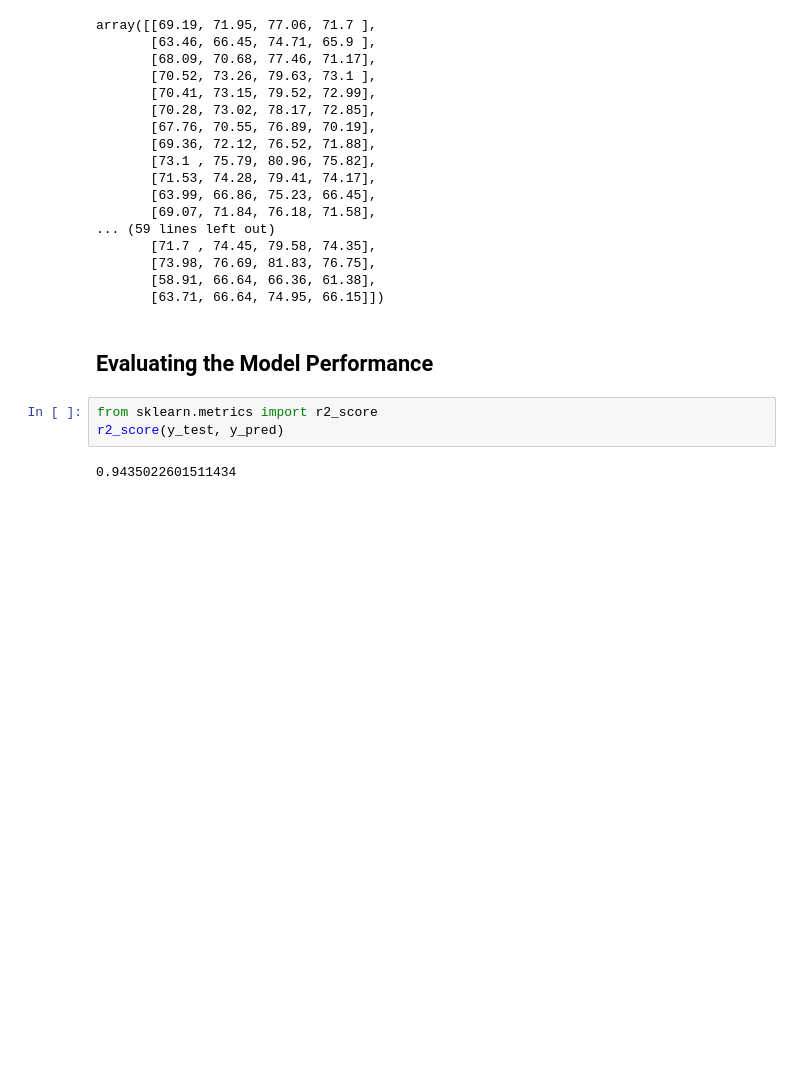
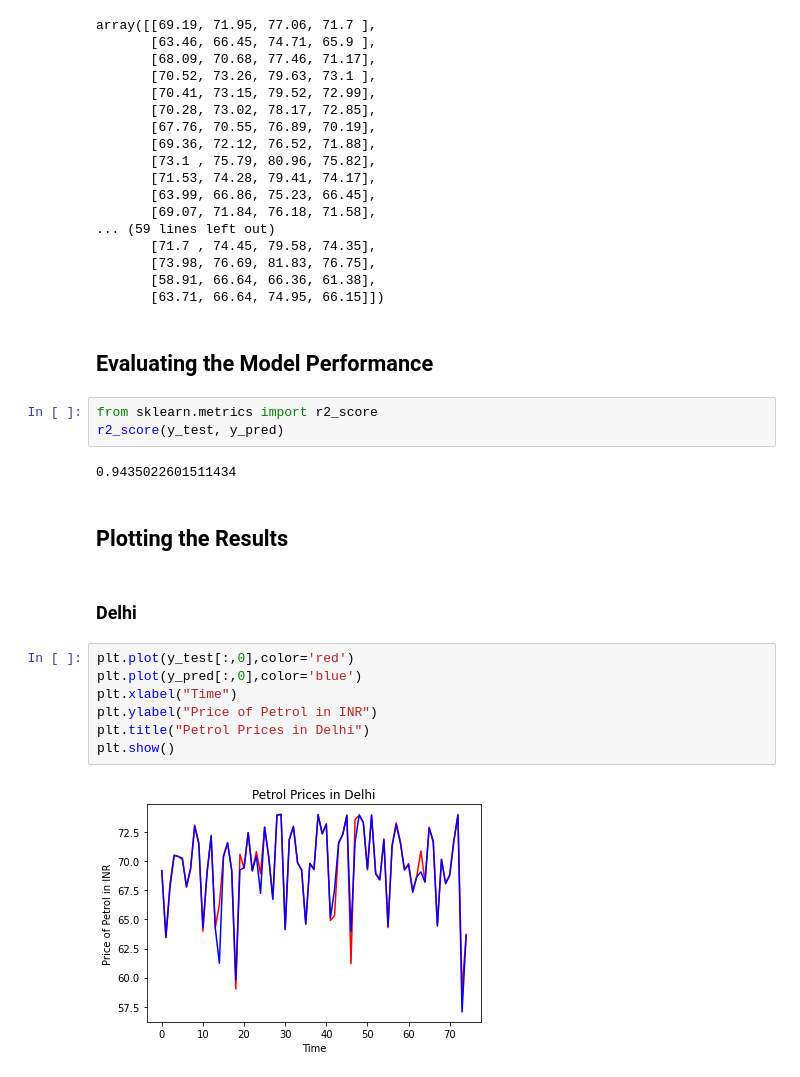
Before and after one commit to Saurabh-Datta/Fuel_Price_Predictor, a Jupyter notebook: fuel.ipynb, the cells around one changed output. Drawn from its saved outputs; the diff is of its cells as text; blank space fills up the shorter version.

```diff
--- a/fuel.ipynb
+++ b/fuel.ipynb
@@ -264,3 +264,16 @@ from sklearn.metrics import r2_score
 r2_score(y_test, y_pred)
 # %% [output]
 0.9435022601511434
+# %% [markdown]
+## Plotting the Results
+# %% [markdown]
+### Delhi
+# %%
+plt.plot(y_test[:,0],color='red')
+plt.plot(y_pred[:,0],color='blue')
+plt.xlabel("Time")
+plt.ylabel("Price of Petrol in INR")
+plt.title("Petrol Prices in Delhi")
+plt.show()
+# %% [output]
+[figure, added]
```
